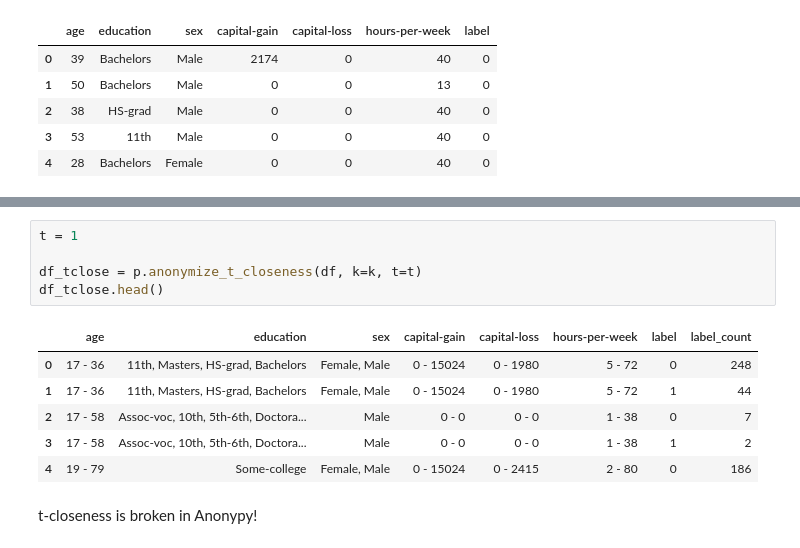
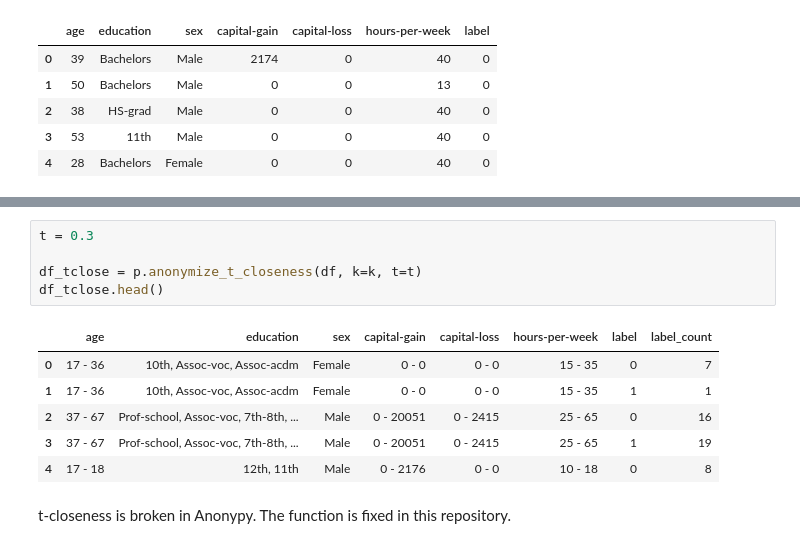
Before and after one commit to City-of-Helsinki/tabular-anonymizer, a Jupyter notebook: examples/additional_definitions.ipynb, the cells around one changed output, grey strips where cells are left out. Cells and saved outputs as stored; diff of their text form.

Commit message:
Apply l-diversity and t-closeness to small Adult data.

```diff
--- a/examples/additional_definitions.ipynb
+++ b/examples/additional_definitions.ipynb
@@ -108,16 +104,16 @@ df_ldiv.sort_values(by='label_count', ascending=False)
 | 136 | 59 - 60 | Some-college | Male | 0 - 4064 | 0 - 0 | 40 - 40 | 0 | 1 |
 272 rows × 8 columns
 # %%
-t = 1
+t = 0.3
 
 df_tclose = p.anonymize_t_closeness(df, k=k, t=t)
 df_tclose.head()
 # %% [output]
 |  | age | education | sex | capital-gain | capital-loss | hours-per-week | label | label_count |
-| 0 | 17 - 36 | 11th, Masters, HS-grad, Bachelors | Female, Male | 0 - 15024 | 0 - 1980 | 5 - 72 | 0 | 248 |
-| 1 | 17 - 36 | 11th, Masters, HS-grad, Bachelors | Female, Male | 0 - 15024 | 0 - 1980 | 5 - 72 | 1 | 44 |
-| 2 | 17 - 58 | Assoc-voc, 10th, 5th-6th, Doctora... | Male | 0 - 0 | 0 - 0 | 1 - 38 | 0 | 7 |
-| 3 | 17 - 58 | Assoc-voc, 10th, 5th-6th, Doctora... | Male | 0 - 0 | 0 - 0 | 1 - 38 | 1 | 2 |
-| 4 | 19 - 79 | Some-college | Female, Male | 0 - 15024 | 0 - 2415 | 2 - 80 | 0 | 186 |
+| 0 | 17 - 36 | 10th, Assoc-voc, Assoc-acdm | Female | 0 - 0 | 0 - 0 | 15 - 35 | 0 | 7 |
+| 1 | 17 - 36 | 10th, Assoc-voc, Assoc-acdm | Female | 0 - 0 | 0 - 0 | 15 - 35 | 1 | 1 |
+| 2 | 37 - 67 | Prof-school, Assoc-voc, 7th-8th, ... | Male | 0 - 20051 | 0 - 2415 | 25 - 65 | 0 | 16 |
+| 3 | 37 - 67 | Prof-school, Assoc-voc, 7th-8th, ... | Male | 0 - 20051 | 0 - 2415 | 25 - 65 | 1 | 19 |
+| 4 | 17 - 18 | 12th, 11th | Male | 0 - 2176 | 0 - 0 | 10 - 18 | 0 | 8 |
 # %% [markdown]
-t-closeness is broken in Anonypy!
+t-closeness is broken in Anonypy. The function is fixed in this repository.
```
Also changed, not shown: parts of 9 cells of this notebook.
